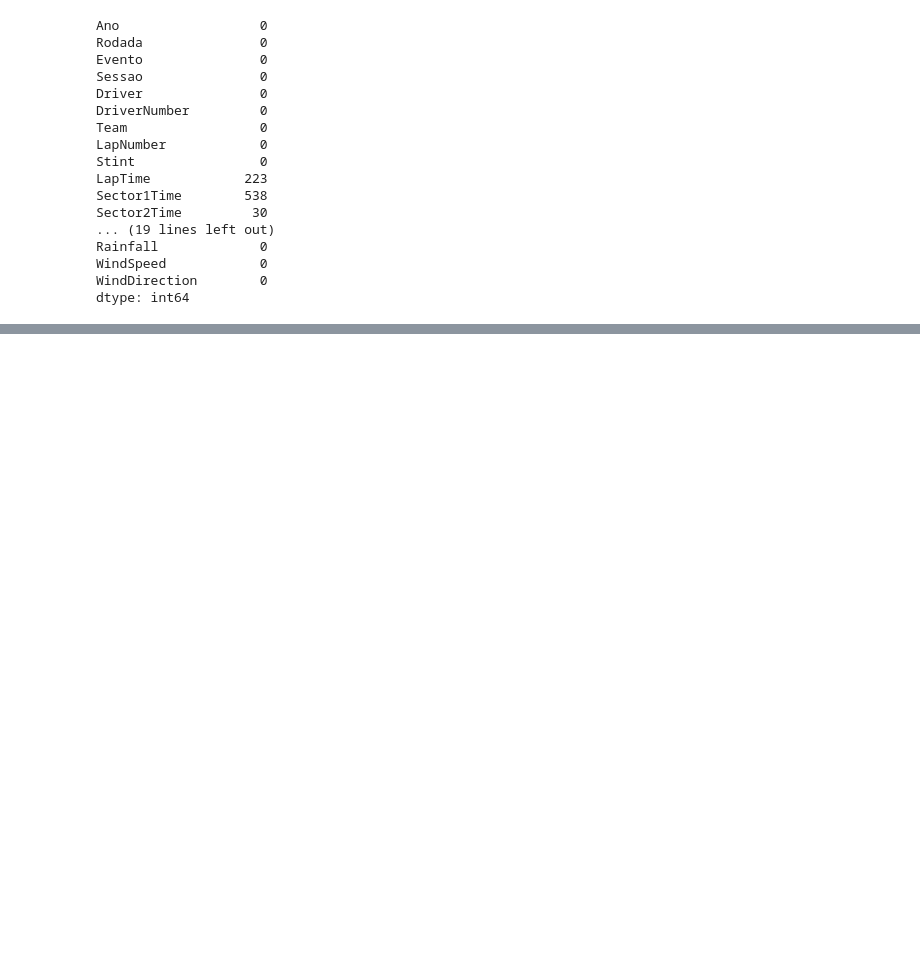
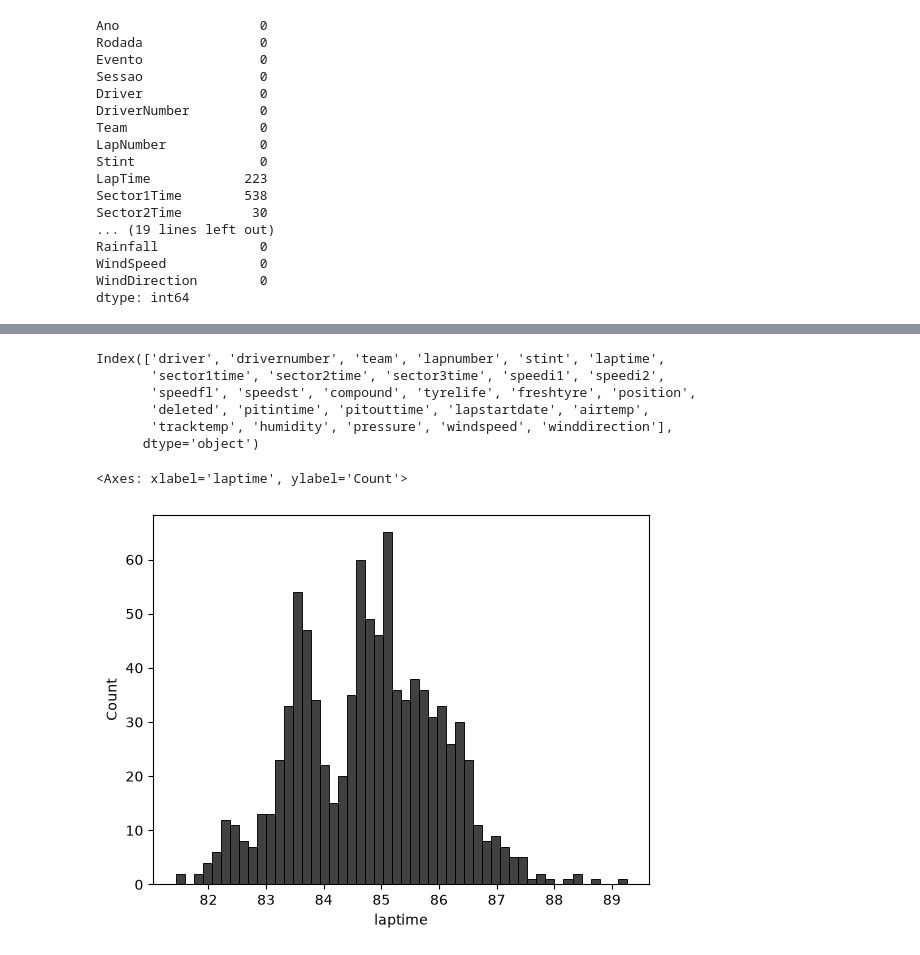
Before and after one commit to GabrielFerreiraAbel/Math-to-models, a Jupyter notebook: myprojects/1.f1-lap-time-prediction/predict-lap-time.ipynb, the cells around one changed output, grey strips where cells are left out. Saved outputs shown, nothing was run; the diff lists cells and outputs as text; code cells hidden in the pictures; blank space fills up the shorter version.

```diff
--- a/myprojects/1.f1-lap-time-prediction/predict-lap-time.ipynb
+++ b/myprojects/1.f1-lap-time-prediction/predict-lap-time.ipynb
@@ -65,0 +215,5 @@ dtype: int64
+# %%
+df_clean_monza = df_clean_monza.drop(columns=[
+    'ano', 'rodada', 'evento', 'sessao',
+    'trackstatus', 'isaccurate', 'rainfall'
+])
@@ -65,0 +230,16 @@ dtype: int64
+# %%
+df_clean_monza.columns
+# %% [output]
+Index(['driver', 'drivernumber', 'team', 'lapnumber', 'stint', 'laptime',
+       'sector1time', 'sector2time', 'sector3time', 'speedi1', 'speedi2',
+       'speedfl', 'speedst', 'compound', 'tyrelife', 'freshtyre', 'position',
+       'deleted', 'pitintime', 'pitouttime', 'lapstartdate', 'airtemp',
+       'tracktemp', 'humidity', 'pressure', 'windspeed', 'winddirection'],
+      dtype='object')
+# %%
+df_clean_monza = df_clean_monza[df_clean_monza.driver != 'tsu'] #Retirando tsunoda, abandonou com 7 voltas por bater no hulkenberg
+# %%
+sns.histplot(df_clean_monza.laptime, bins = 50, color = 'black')
+# %% [output]
+<Axes: xlabel='laptime', ylabel='Count'>
+[figure, added]
```
Also changed, not shown: parts of 19 cells of this notebook, 1 other file.
